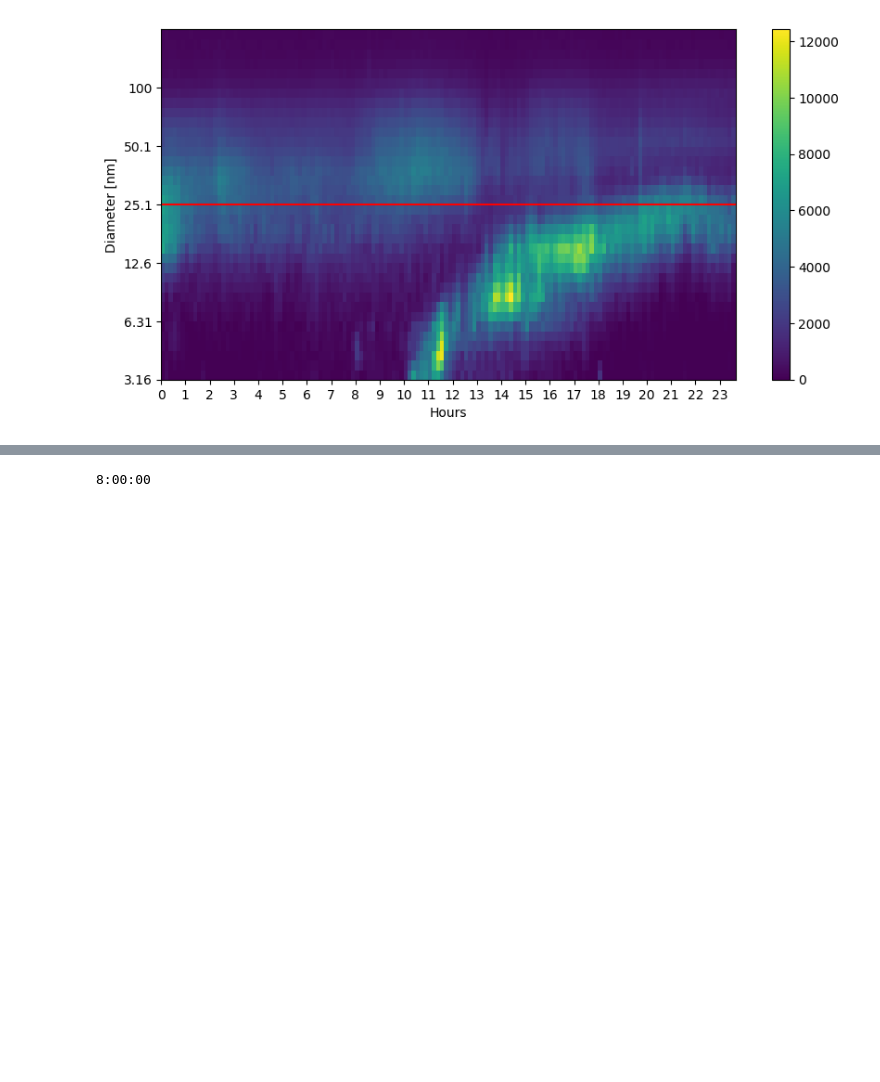
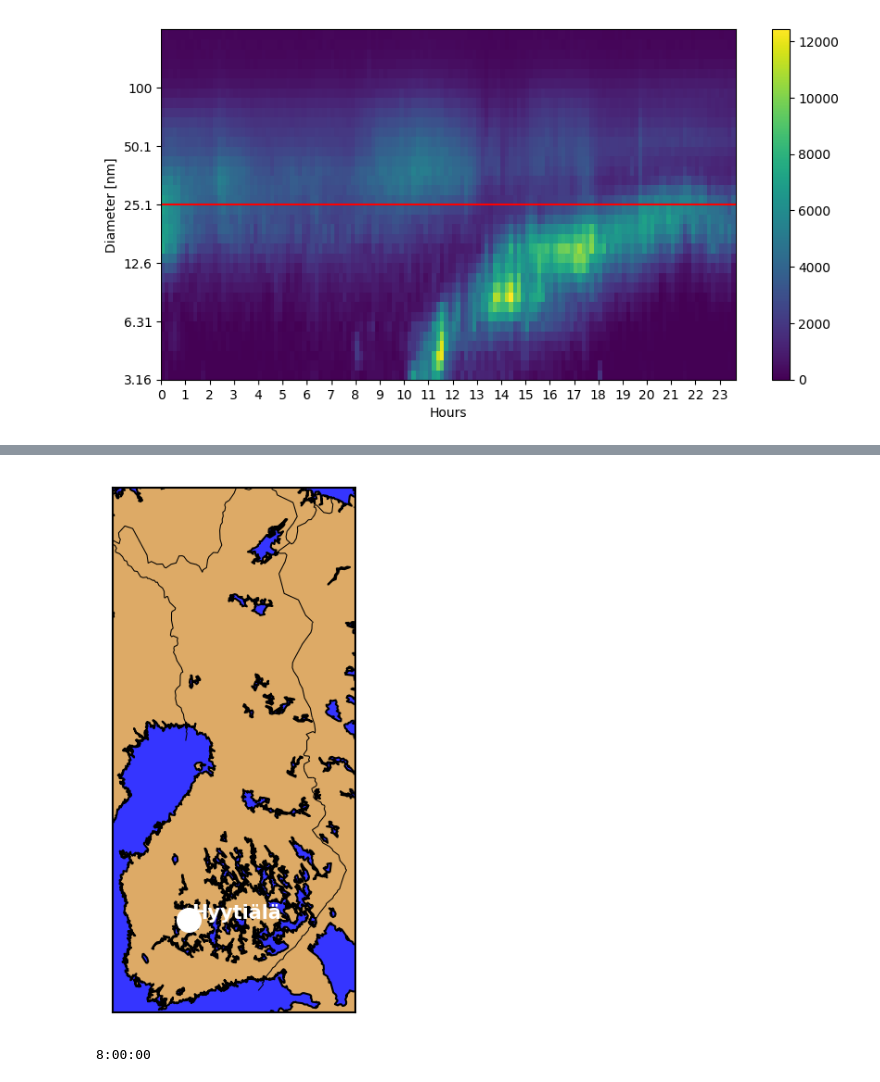
Before and after one commit to markusstocker/pynpf-notebooks, a Jupyter notebook: tibeval.ipynb, the cells around one changed output, grey strips where cells are left out. Cells and saved outputs as stored; diff of their text form; code cells hidden in the pictures; blank space fills up the shorter version.

Commit message:
using smap

```diff
--- a/tibeval.ipynb
+++ b/tibeval.ipynb
@@ -44,5 +47,5 @@ classification = 'Class Ia'
 record(event(day, place, beginning, end, classification))
 # %%
 # Visualize event places on an interactive map, possibly on a specific day
-imap(events())
+smap(events())
 # %% [output]
@@ -50,3 +52,4 @@ imap(events())
+[figure, added]
 # %%
 # Compute the average duration of events, possibly on a specific day and/or place
 duration(events(), fun='avg')
```
Also changed, not shown: parts of 2 cells of this notebook.
